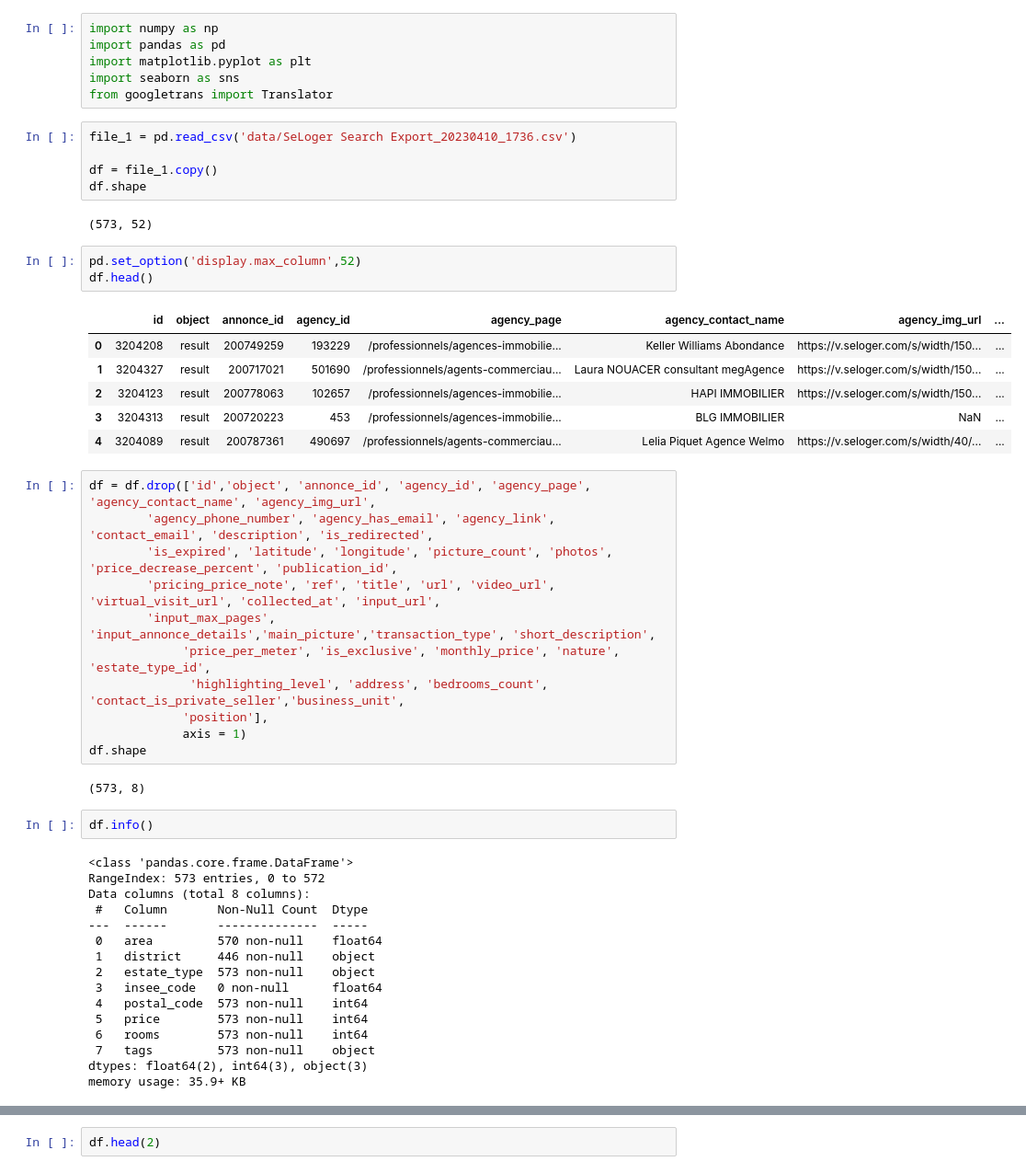
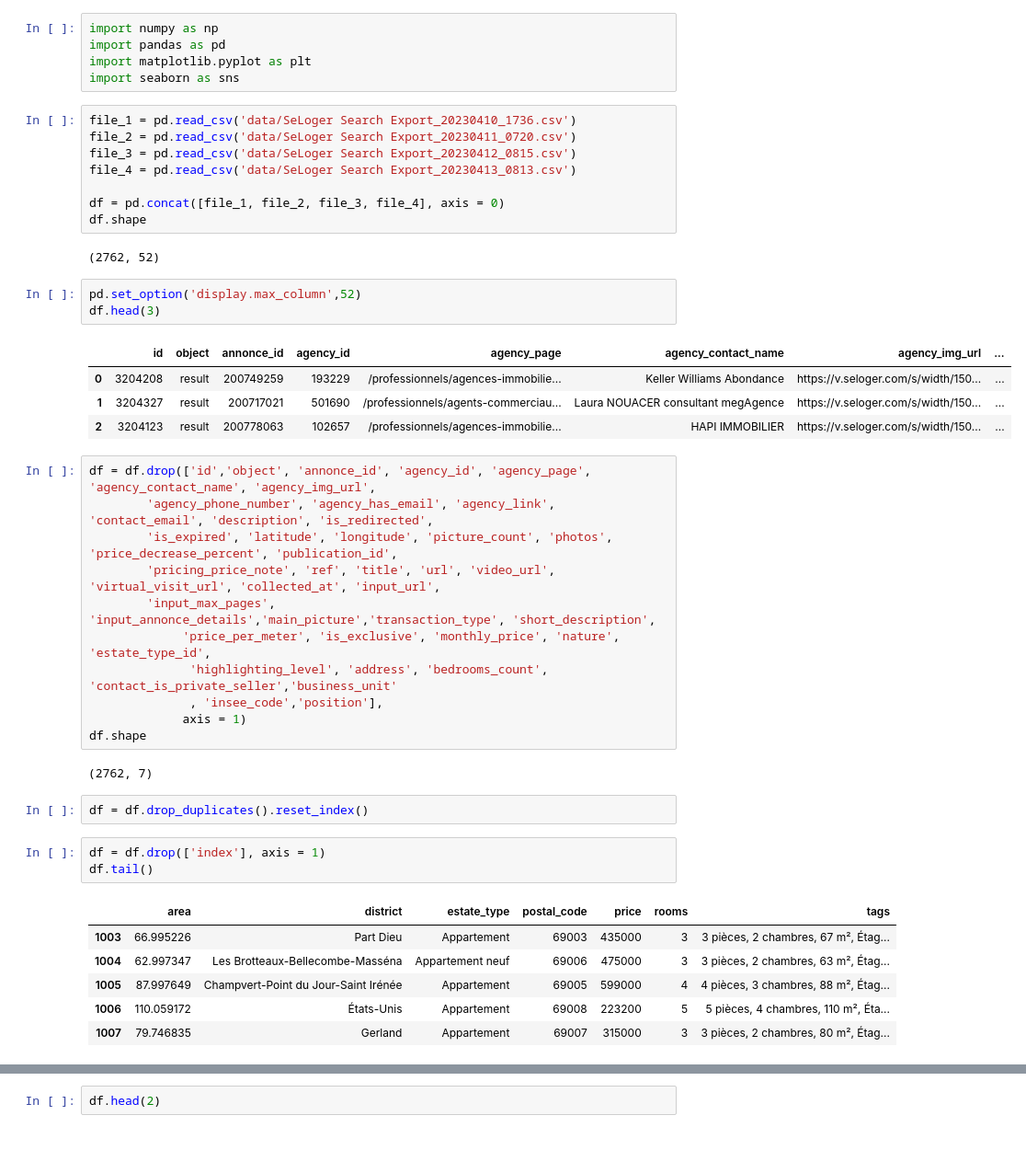
Before and after one commit to Nacim-B/Flat_Price_Prediction_in_Lyon, a Jupyter notebook: Flat_Price_Prediction_Analysis.ipynb, the cells around one changed output, grey strips where cells are left out. Shown at 92% size. Drawn from its saved outputs; the diff is of its cells as text; blank space fills up the shorter version.

```diff
--- a/Flat_Price_Prediction_Analysis.ipynb
+++ b/Flat_Price_Prediction_Analysis.ipynb
@@ -3,24 +3,24 @@ import numpy as np
 import pandas as pd
 import matplotlib.pyplot as plt
 import seaborn as sns
-from googletrans import Translator
 # %%
 file_1 = pd.read_csv('data/SeLoger Search Export_20230410_1736.csv')
+file_2 = pd.read_csv('data/SeLoger Search Export_20230411_0720.csv')
+file_3 = pd.read_csv('data/SeLoger Search Export_20230412_0815.csv')
+file_4 = pd.read_csv('data/SeLoger Search Export_20230413_0813.csv')
 
-df = file_1.copy()
+df = pd.concat([file_1, file_2, file_3, file_4], axis = 0)
 df.shape
 # %% [output]
-(573, 52)
+(2762, 52)
 # %%
 pd.set_option('display.max_column',52)
-df.head()
+df.head(3)
 # %% [output]
 |  | id | object | annonce_id | agency_id | agency_page | agency_contact_name | agency_img_url | ... |
 | 0 | 3204208 | result | 200749259 | 193229 | /professionnels/agences-immobilie... | Keller Williams Abondance | https://v.seloger.com/s/width/150... | ... |
 | 1 | 3204327 | result | 200717021 | 501690 | /professionnels/agents-commerciau... | Laura NOUACER consultant megAgence | https://v.seloger.com/s/width/150... | ... |
 | 2 | 3204123 | result | 200778063 | 102657 | /professionnels/agences-immobilie... | HAPI IMMOBILIER | https://v.seloger.com/s/width/150... | ... |
-| 3 | 3204313 | result | 200720223 | 453 | /professionnels/agences-immobilie... | BLG IMMOBILIER | NaN | ... |
-| 4 | 3204089 | result | 200787361 | 490697 | /professionnels/agents-commerciau... | Lelia Piquet Agence Welmo | https://v.seloger.com/s/width/40/... | ... |
 # %%
 df = df.drop(['id','object', 'annonce_id', 'agency_id', 'agency_page', 'agency_contact_name', 'agency_img_url',
         'agency_phone_number', 'agency_has_email', 'agency_link', 'contact_email', 'description', 'is_redirected',
@@ -28,28 +28,22 @@ df = df.drop(['id','object', 'annonce_id', 'agency_id', 'agency_page', 'agency_c
         'pricing_price_note', 'ref', 'title', 'url', 'video_url', 'virtual_visit_url', 'collected_at', 'input_url',
         'input_max_pages', 'input_annonce_details','main_picture','transaction_type', 'short_description',
              'price_per_meter', 'is_exclusive', 'monthly_price', 'nature', 'estate_type_id',
-              'highlighting_level', 'address', 'bedrooms_count', 'contact_is_private_seller','business_unit',
-             'position'],
+              'highlighting_level', 'address', 'bedrooms_count', 'contact_is_private_seller','business_unit'
+              , 'insee_code','position'],
              axis = 1)
 df.shape
 # %% [output]
-(573, 8)
+(2762, 7)
+# %%
+df = df.drop_duplicates().reset_index()
 # %%
-df.info()
+df = df.drop(['index'], axis = 1)
+df.tail()
 # %% [output]
-<class 'pandas.core.frame.DataFrame'>
-RangeIndex: 573 entries, 0 to 572
-Data columns (total 8 columns):
- #   Column       Non-Null Count  Dtype
----  ------       --------------  -----
- 0   area         570 non-null    float64
- 1   district     446 non-null    object
- 2   estate_type  573 non-null    object
- 3   insee_code   0 non-null      float64
- 4   postal_code  573 non-null    int64
- 5   price        573 non-null    int64
- 6   rooms        573 non-null    int64
- 7   tags         573 non-null    object
-dtypes: float64(2), int64(3), object(3)
-memory usage: 35.9+ KB
+|  | area | district | estate_type | postal_code | price | rooms | tags |
+| 1003 | 66.995226 | Part Dieu | Appartement | 69003 | 435000 | 3 | 3 pièces, 2 chambres, 67 m², Étag... |
+| 1004 | 62.997347 | Les Brotteaux-Bellecombe-Masséna | Appartement neuf | 69006 | 475000 | 3 | 3 pièces, 2 chambres, 63 m², Étag... |
+| 1005 | 87.997649 | Champvert-Point du Jour-Saint Irénée | Appartement | 69005 | 599000 | 4 | 4 pièces, 3 chambres, 88 m², Étag... |
+| 1006 | 110.059172 | États-Unis | Appartement | 69008 | 223200 | 5 | 5 pièces, 4 chambres, 110 m², Éta... |
+| 1007 | 79.746835 | Gerland | Appartement | 69007 | 315000 | 3 | 3 pièces, 2 chambres, 80 m², Étag... |
 # %%
```
Also changed, not shown: parts of 33 cells of this notebook.
